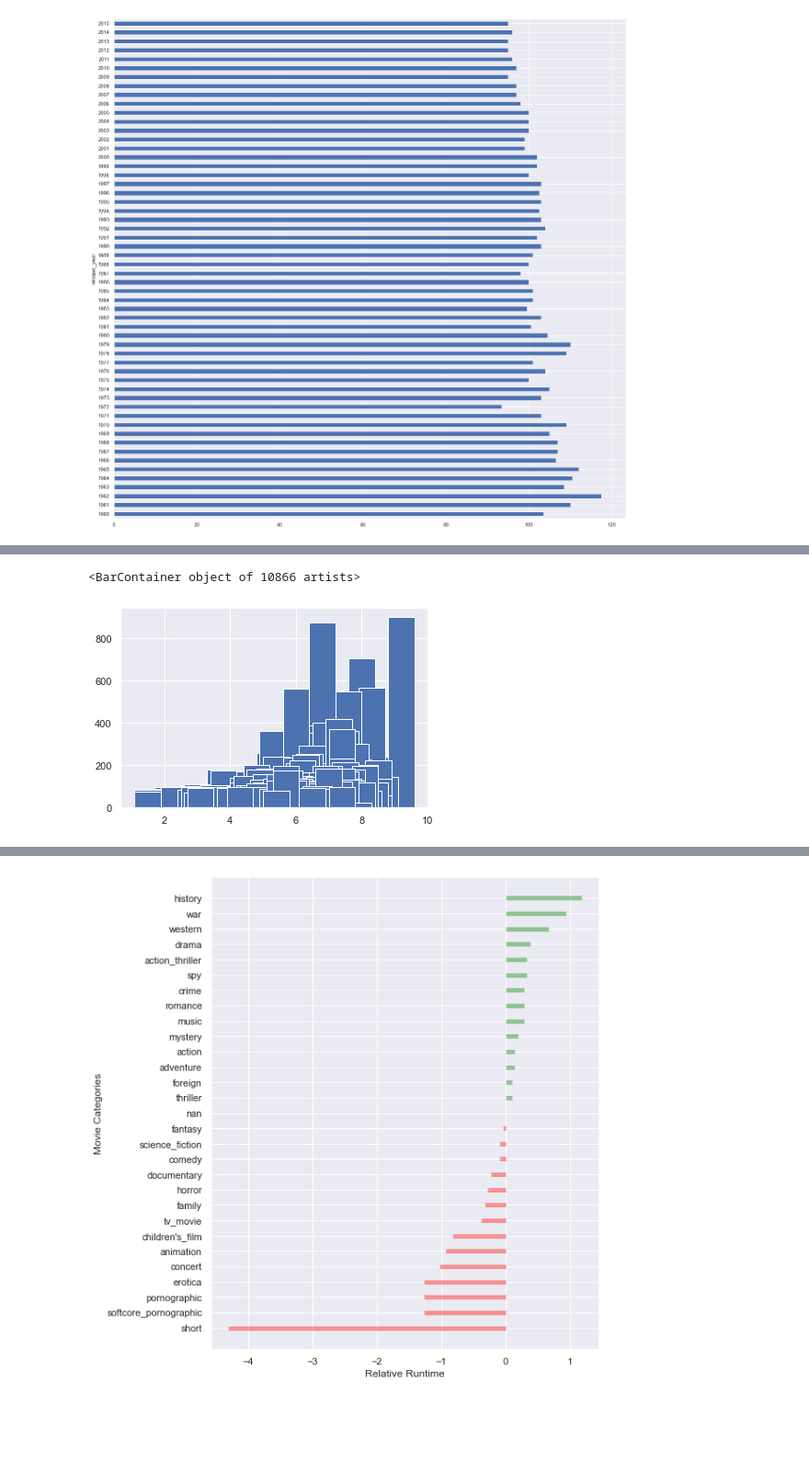
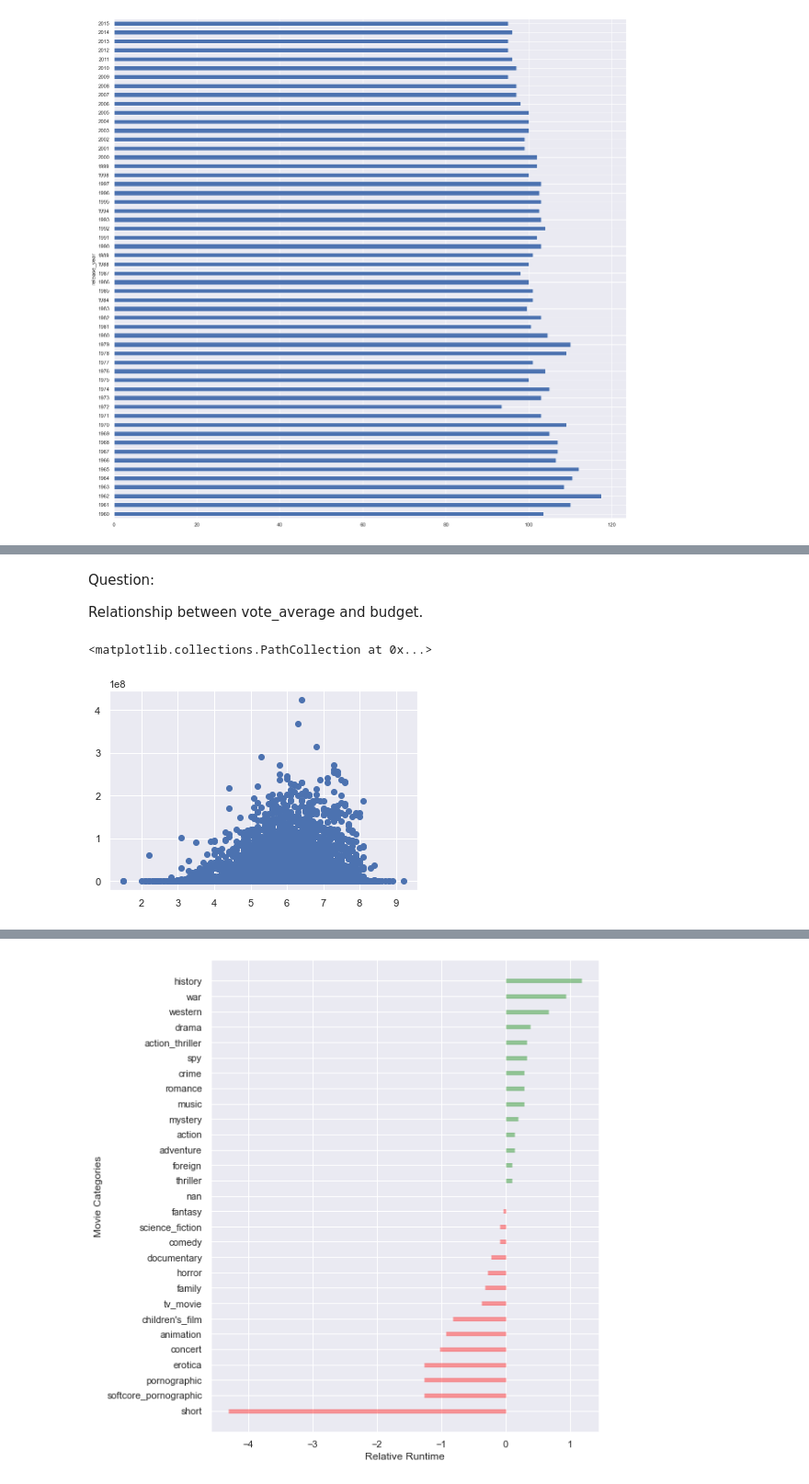
Before and after one commit to DO1795/tmdb_movies_analysis, a Jupyter notebook: Investigating_a_dataset.ipynb, the cells around one changed output, grey strips where cells are left out. Shown at 92% size. Saved outputs shown, nothing was run; the diff lists cells and outputs as text; code cells hidden in the pictures; blank space fills up the shorter version.

```diff
--- a/Investigating_a_dataset.ipynb
+++ b/Investigating_a_dataset.ipynb
@@ -1186,7 +1433,10 @@ df.groupby("release_year")["runtime"].median().plot.barh(figsize = (20,20))
+# %% [markdown]
+Question:
+
+Relationship between vote_average and budget.
 # %%
-#4.2 Is runtime a factor in how people rate
-
-plt.bar(df["vote_average"], df["runtime"])
+#4.3 Do runtime and budget have a correlation
+plt.scatter(df["vote_average"], df["budget"])
 # %% [output]
-<BarContainer object of 10866 artists>
+<matplotlib.collections.PathCollection at 0x...>
-[figure, old version]
+[figure, new version]
```
Also changed, not shown: parts of 62 cells of this notebook.
